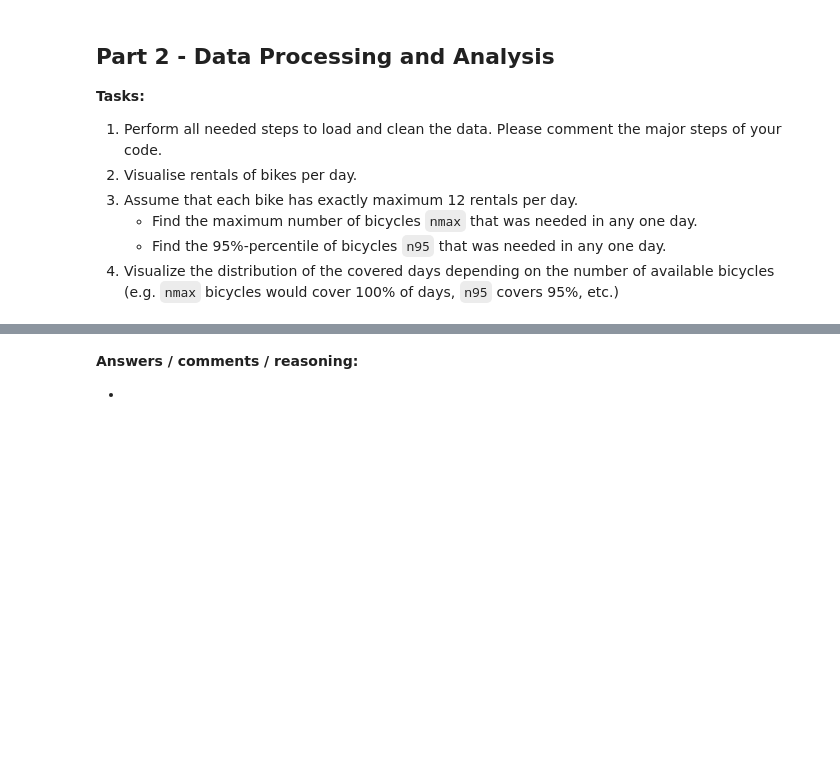
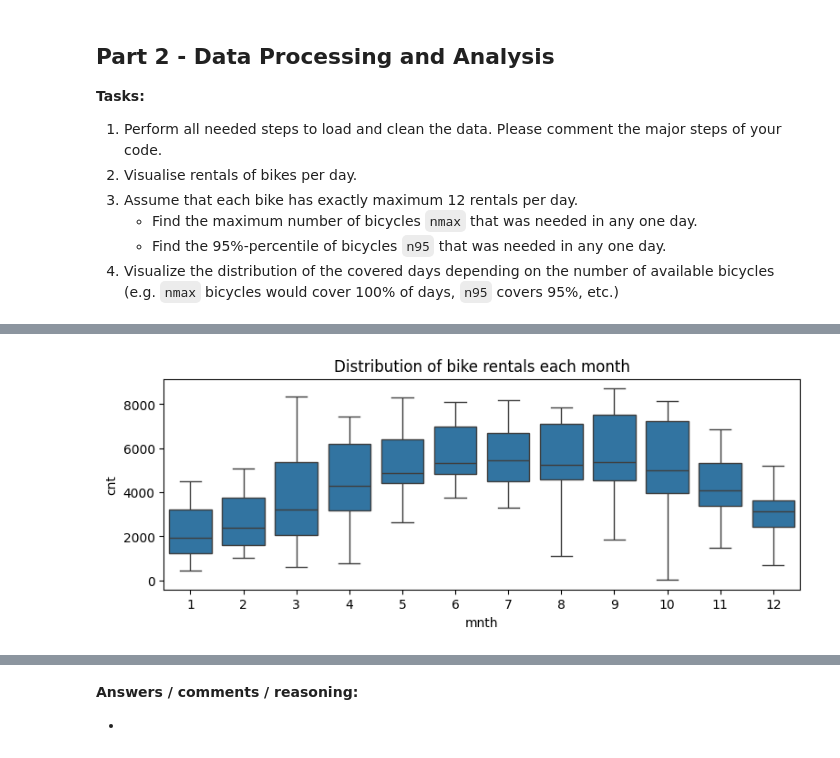
Before and after one commit to carlov93/sixt_challange, a Jupyter notebook: notebooks/SIXT_DataScience_Task202402.ipynb, the cells around one changed output, grey strips where cells are left out. Drawn from its saved outputs; the diff is of its cells as text; code cells hidden in the pictures; blank space fills up the shorter version.

```diff
--- a/notebooks/SIXT_DataScience_Task202402.ipynb
+++ b/notebooks/SIXT_DataScience_Task202402.ipynb
@@ -50,0 +184,7 @@ FileNotFoundError: [Errno 2] No such file or directory: '/data/day.csv'
+# %%
+plt.figure(figsize=(9,3))
+sns.boxplot(x='mnth', y='cnt', data=df)
+plt.title('Distribution of bike rentals each month')
+plt.show()
+# %% [output]
+[figure, added]
```
Also changed, not shown: parts of 51 cells of this notebook.
